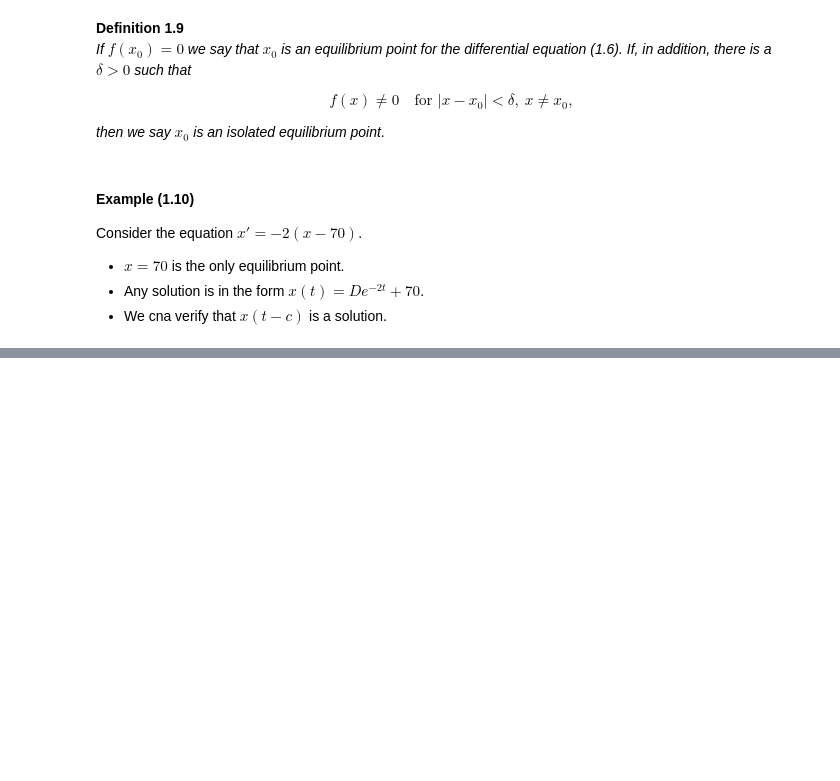
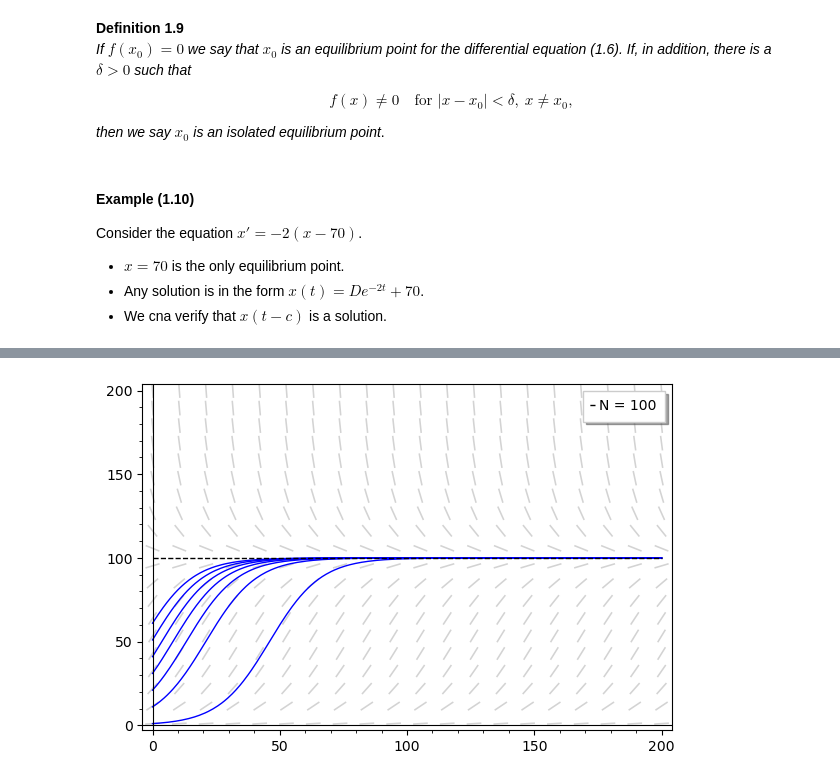
Before and after one commit to julihocc/itesm-ma2008b-notes, a Jupyter notebook: period-02/week-01/P02W01.ipynb, the cells around one changed output, grey strips where cells are left out. Cells and saved outputs as stored; diff of their text form; code cells hidden in the pictures; blank space fills up the shorter version.

```diff
--- a/period-02/week-01/P02W01.ipynb
+++ b/period-02/week-01/P02W01.ipynb
@@ -108,0 +181,5 @@ Consider the equation $x'= -2(x-70)$.
+# %%
+var('t r K')
+N = function('N')(t)
+Np = r*N*(1-N/K)
+factor(diff(Np, t).subs({diff(N,t):Np}))
@@ -108,0 +188,8 @@ Consider the equation $x'= -2(x-70)$.
+# %%
+# Define variables
+var('t N r K N0')
+
+f = r * N * (1-N/K)
+
+phi = (K*N0*exp(r*t))/(K + N0*(exp(r*t) - 1))
+phi.diff(t).factor()
@@ -108,0 +206,9 @@ Consider the equation $x'= -2(x-70)$.
+# %%
+# Initial conditions
+import numpy as np
+
+K = 100
+r = 0.1
+N0_values = np.arange(1, 2*K, 10)
+
+solutions = [ phi(N0=N0, r=r, K=K) for N0 in N0_values]
@@ -108,0 +236,16 @@ Consider the equation $x'= -2(x-70)$.
+# %%
+T = 200
+
+# Slope field in the (t, x) plane
+slope_field = plot_slope_field(f(r=r, K =K), (t, 0, T), (N, 1, 2*K), color='lightgray')
+
+# Plot solution curves
+solution_plots = sum([plot(sol, (t, 0, T),) for sol, x0 in zip(solutions, x0_values)])
+
+# Equilibrium line
+equilibrium_line = plot(K, (t, 0, T), color='black', linestyle='--', legend_label=f'N = {K}')
+
+# Show the complete plot
+show(slope_field + solution_plots + equilibrium_line, figsize=6)
+# %% [output]
+[figure, added]
```
Also changed, not shown: parts of 13 cells of this notebook.
